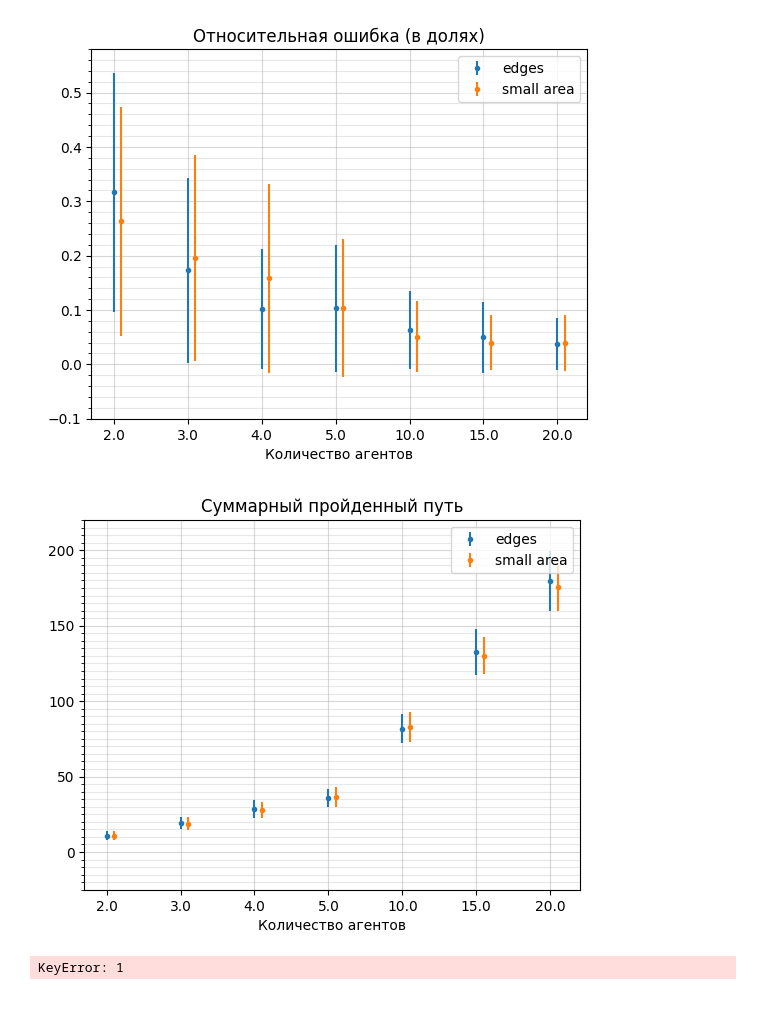
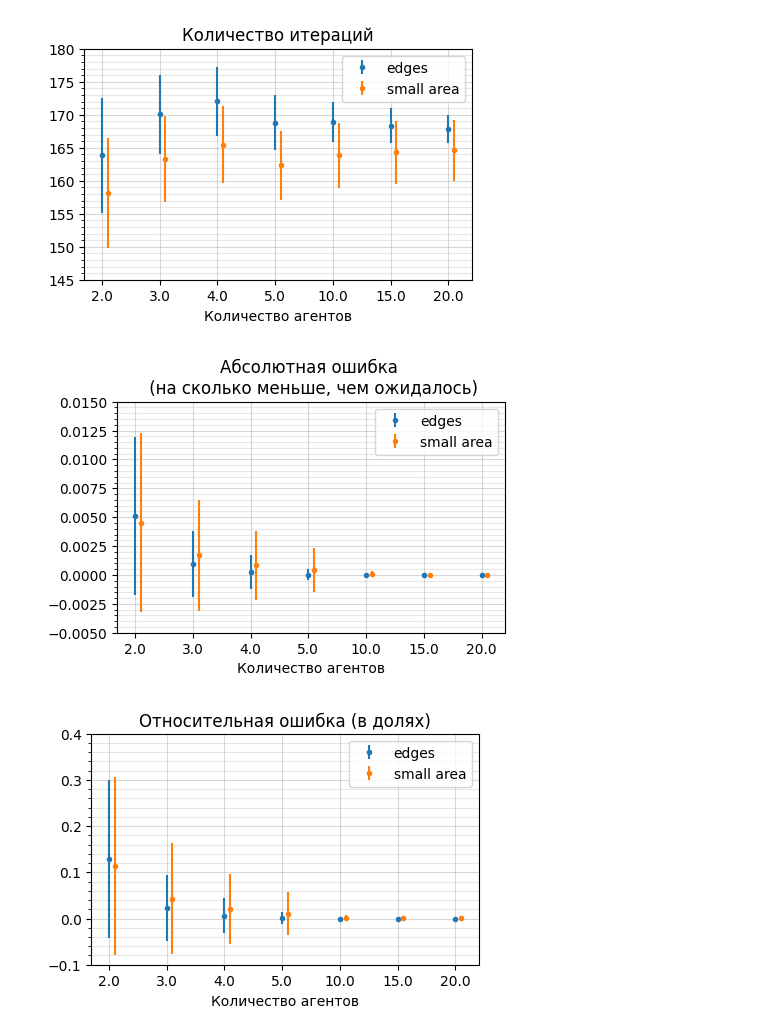
Before and after one commit to windowsartes/PSO4control, a Jupyter notebook: notebooks/logs_parsing.ipynb, the cells around one changed output. Drawn from its saved outputs; the diff is of its cells as text; code cells hidden in the pictures; blank space fills up the shorter version.

```diff
--- a/notebooks/logs_parsing.ipynb
+++ b/notebooks/logs_parsing.ipynb
@@ -82,6 +84,3 @@ def plot_mean_and_std(storage, title: str):
     plt.title(title)
 
     plt.show()
-# %%
-storage = compute_mean_and_std(files, "n_iterations")
-plot_mean_and_std(storage, "Количество итераций")
@@ -90,3 +86,0 @@ plot_mean_and_std(storage, "Количество итераций")
-# %%
-storage = compute_mean_and_std(files, "absolute_error")
-plot_mean_and_std(storage, "Абсолютная ошибка (на сколько меньше, чем ожидалось)")
@@ -95,25 +86,0 @@ plot_mean_and_std(storage, "Абсолютная ошибка (на скольк
-# %%
-storage = compute_mean_and_std(files, "relative_error")
-plot_mean_and_std(storage, "Относительная ошибка (в долях)")
-# %% [output]
-[figure, removed]
-# %%
-storage = compute_mean_and_std(files, "total_path")
-plot_mean_and_std(storage, "Суммарный пройденный путь")
-# %% [output]
-[figure, removed]
-# %%
-storage = defaultdict(list)
-
-for file in files:
-    data = pd.read_csv(file)
-    n_particles, spawn_type = get_params_from_path(file)
-
-    value_count = data['exit_code'].value_counts()
-    storage[spawn_type].append([value_count[1], value_count[2], n_particles])
-
-for current_spawn_type in storage.keys():
-    storage[current_spawn_type] = sorted(storage[current_spawn_type], key = lambda x: x[2])
-    storage[current_spawn_type] = np.array(storage[current_spawn_type])
-# %% [output]
-KeyError: 1
@@ -119,0 +91,17 @@ KeyError: 1
+# %%
+files_centralized = glob.glob(".././logs/centralized/*.csv")
+
+columns = ["n_iterations", "absolute_error", "relative_error",
+           "total_path", "average_path"]
+titles = ["Количество итераций", "Абсолютная ошибка \n (на сколько меньше, чем ожидалось)",
+          "Относительная ошибка (в долях)", "Суммарный пройденный путь",
+          "Пройденный путь в среднем для агента"]
+details = ""
+
+for column, title in zip(columns, titles):
+    storage = compute_mean_and_std(files_centralized, column)
+    plot_mean_and_std(storage, None, title + details, "Количество агентов")
+# %% [output]
+[figure, added]
+[figure, added]
+[figure, added]
```
Also changed, not shown: parts of 22 cells of this notebook.
